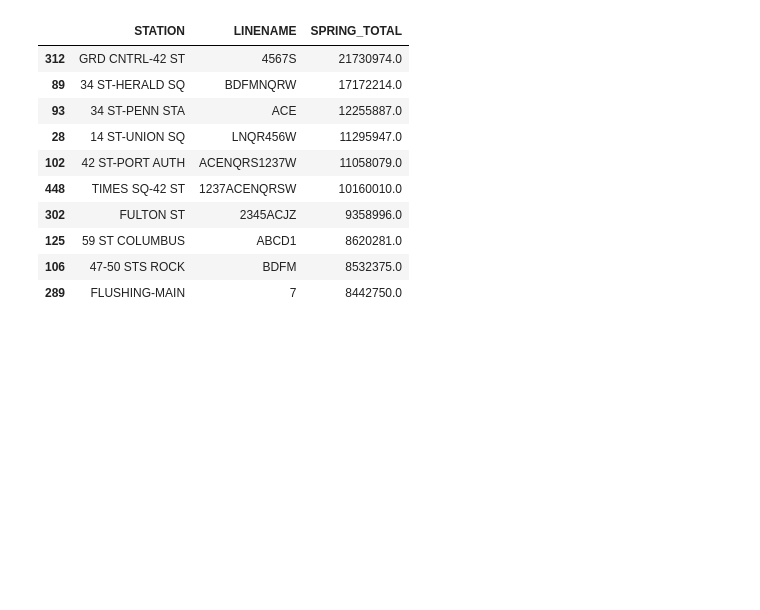
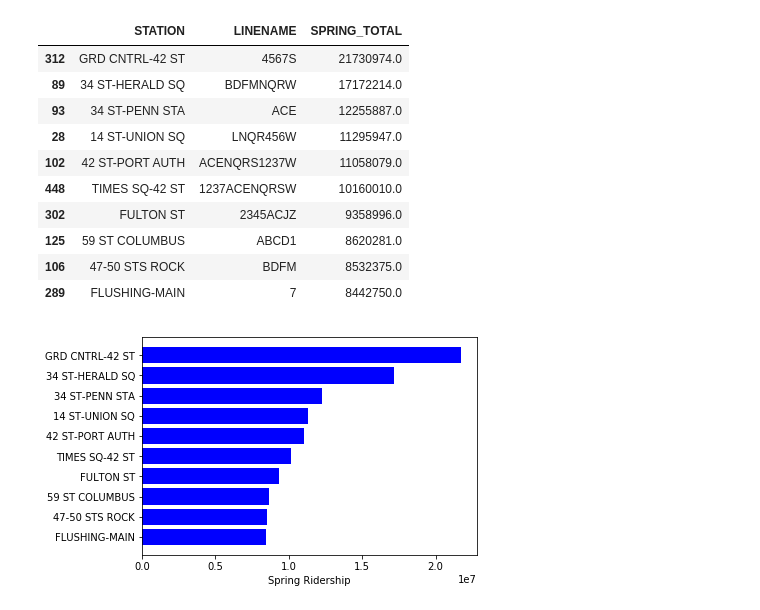
Before and after one commit to cstepien/campaign_positioning_at_mta_stations, a Jupyter notebook: analyze_unweighted_turnstile_data.ipynb, the cells around one changed output. Drawn from its saved outputs; the diff is of its cells as text; code cells hidden in the pictures; blank space fills up the shorter version.

Commit message:
Add graphs for weighted and unweighted data

```diff
--- a/analyze_unweighted_turnstile_data.ipynb
+++ b/analyze_unweighted_turnstile_data.ipynb
@@ -159,3 +159,22 @@ total_spring_station_line_counts.sort_values(by="SPRING_TOTAL", ascending=False)
 | 125 | 59 ST COLUMBUS | ABCD1 | 8620281.0 |
 | 106 | 47-50 STS ROCK | BDFM | 8532375.0 |
 | 289 | FLUSHING-MAIN | 7 | 8442750.0 |
+# %%
+spring_riders = total_spring_station_line_counts.sort_values(by="SPRING_TOTAL", ascending=False).head(10)
+
+fig, ax = plt.subplots()
+
+stations = spring_riders.STATION
+y_pos = np.arange(len(stations))
+riders = spring_riders.SPRING_TOTAL
+
+ax.barh(y_pos, riders, align='center',
+        color='blue', ecolor='black')
+ax.set_yticks(y_pos)
+ax.set_yticklabels(stations)
+ax.invert_yaxis()  # labels read top-to-bottom
+ax.set_xlabel('Spring Ridership')
+
+plt.show()
+# %% [output]
+[figure, added]
```
Also changed, not shown: parts of 4 cells of this notebook, 1 other file.
